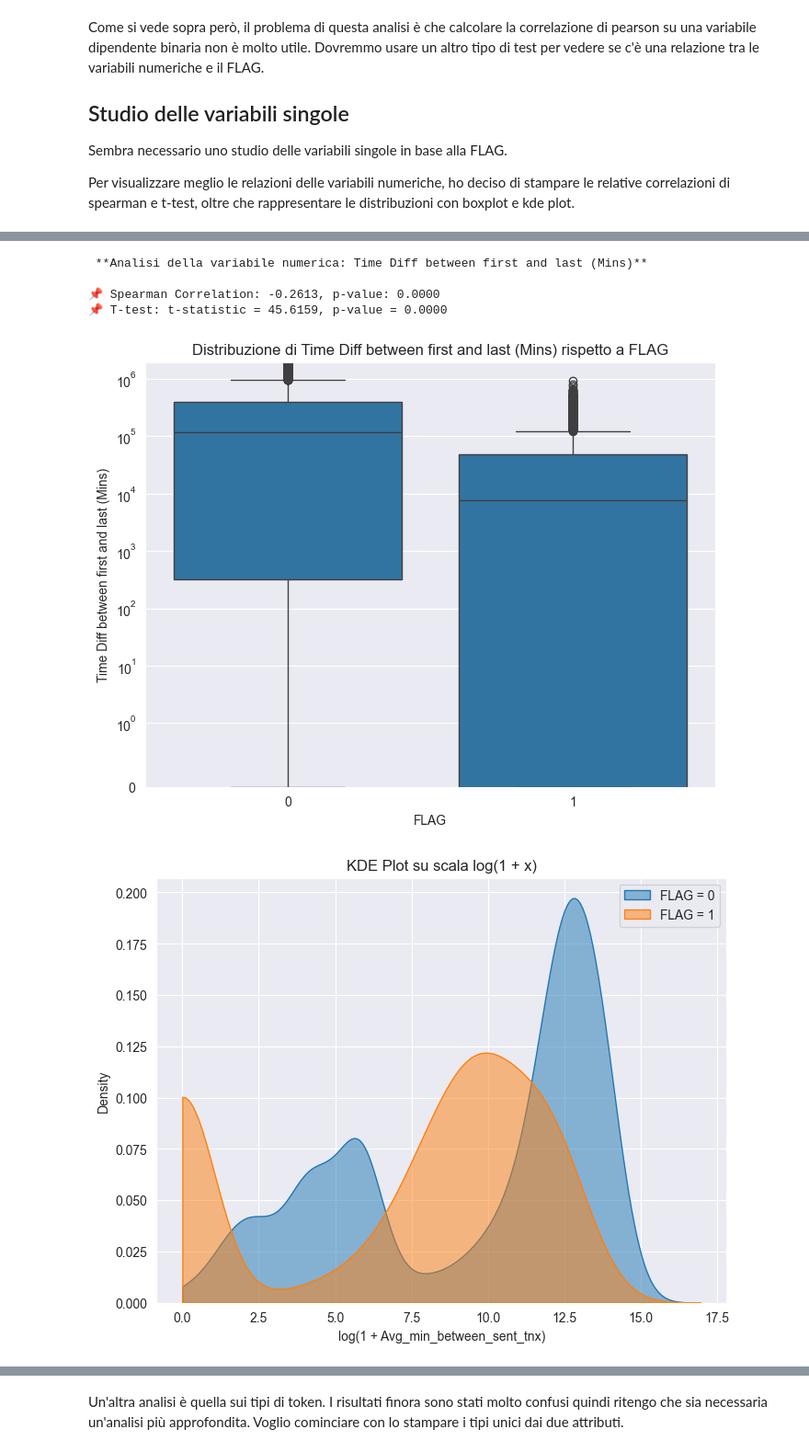
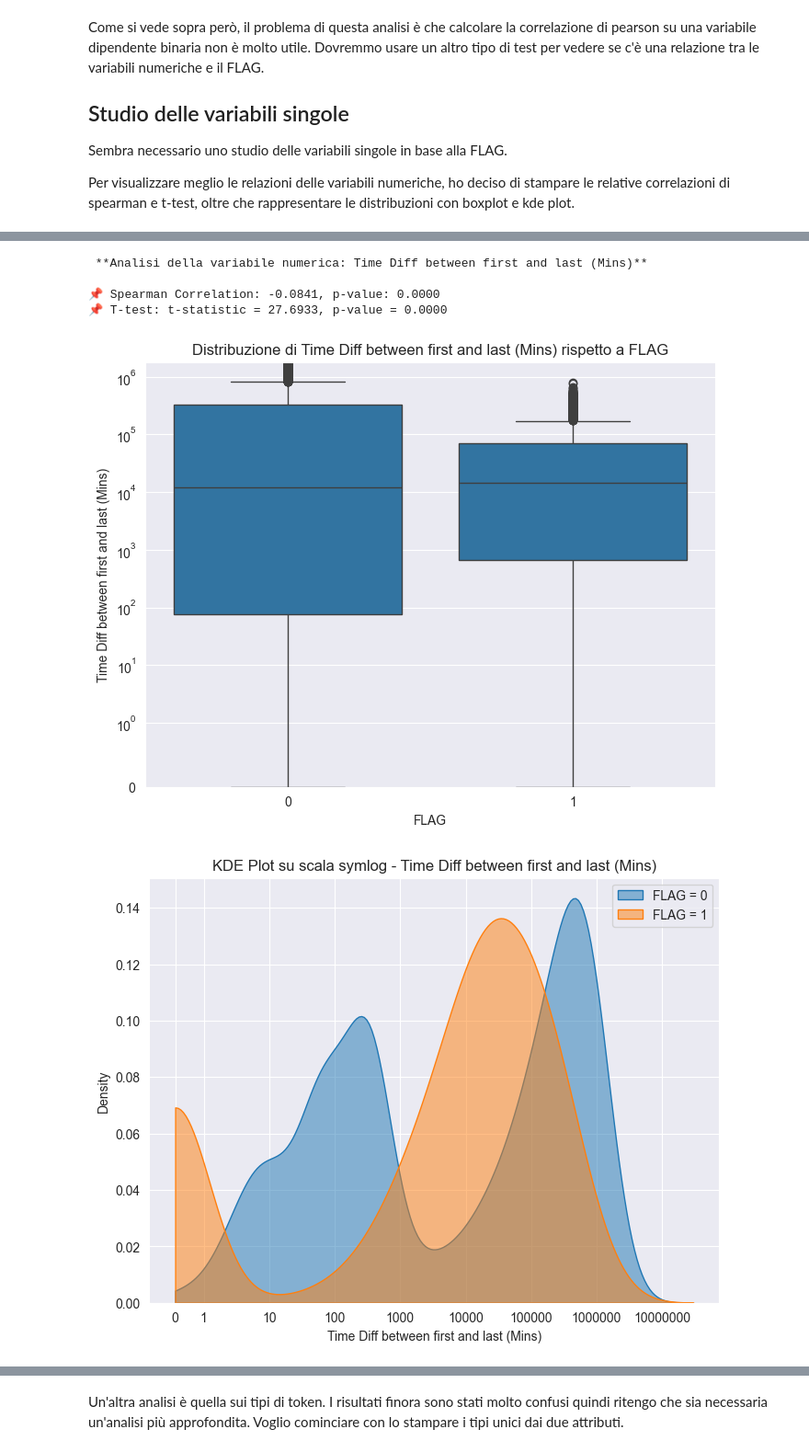
Before and after one commit to Maurino666/EthereumFraudDetection, a Jupyter notebook: Data_Preparation.ipynb, the cells around one changed output, grey strips where cells are left out. Shown at 92% size. Cells and saved outputs as stored; diff of their text form; code cells hidden in the pictures.

Commit message:
Fixed kde plots with right labels.

```diff
--- a/Data_Preparation.ipynb
+++ b/Data_Preparation.ipynb
@@ -109,12 +107,11 @@ Procederò a dare varie opzioni:
 
 Per comodità le opzioni non usate saranno commentate.
 # %%
-import re
 # Definizione delle strategie per la gestione dei valori nulli
-# Decommentare/Commentare le righe per scegliere la strategia desiderata.
+# De commentare/Commentare le righe per scegliere la strategia desiderata.
 
 ### Rimuovere le righe con valori nulli
-# df.dropna(inplace=True)
+df.dropna(inplace=True)
 
 ### Sostituire i valori nulli numerici con 0 (non includendo i valori testuali)
 # df[df.select_dtypes(include=['number']).columns] = df.select_dtypes(include=['number']).fillna(0)
@@ -135,24 +132,15 @@ import re
 #         most_frequent_value = df[col].mode()[0]  # Trova la moda
 #         df[col].fillna(most_frequent_value, inplace=True)  # Sostituisce i NaN con la moda
 
-### Sostituire i valori nulli testuali o stringhe vuote con "None" e quelli numerici con 0
+### Sostituire i valori nulli testuali con "Unknown" e quelli numerici con 0
 categorical_columns = ["ERC20 most sent token type", "ERC20_most_rec_token_type"]
 df[df.select_dtypes(include=['number']).columns] = df.select_dtypes(include=['number']).fillna(0)
 for col in categorical_columns:
     if col in df.columns:
-        # Replace NaN with "None"
-        df[col] = df[col].fillna("None")
+        df[col] = df[col].fillna("Unknown")  # Sostituisce i NaN con "Unknown"
 
-        # Replace empty strings or strings with only spaces
-        df[col] = df[col].replace(r'^\s*$', 'None', regex=True)
-
-        # Replace special invisible characters (non-printable or control characters) with "None"
-        df[col] = df[col].apply(lambda x: re.sub(r'[\x00-\x1F\x7F]', '', str(x)))  # Remove control characters
-        df[col] = df[col].replace(r'^\s*$', 'None', regex=True)  # Replace empty strings after removing control chars
 df.info()      # Mostra informazioni sulle colonne e i tipi di dati
 df.describe()  # Statistiche sulle colonne numeriche
-df.columns     # Mostra i nomi delle colonne
-df.shape       # Mostra il numero di righe e colonne
 
 df.isnull().sum()  # Conta i valori nulli per ogni colonna
 # %% [output]
@@ -298,8 +286,10 @@ Sembra necessario uno studio delle variabili singole in base alla FLAG.
 
 Per visualizzare meglio le relazioni delle variabili numeriche, ho deciso di stampare le relative correlazioni di spearman e t-test, oltre che rappresentare le distribuzioni con boxplot e kde plot.
 # %%
+from matplotlib.ticker import FuncFormatter
 import numpy as np
-from scipy.stats import spearmanr, ttest_ind
+from project_utils import symlog_transform, symlog_inverse, generate_log_ticks
+from scipy.stats import spearmanr, ttest_ind, gaussian_kde
 
 # Identificare le colonne numeriche e categoriche
 numerical_columns = df.select_dtypes(include=['number']).columns.tolist()
@@ -309,6 +299,8 @@ categorical_columns = df.select_dtypes(include=['object']).columns.tolist()
 for col in numerical_columns:
     if col != "FLAG":  # Evitiamo di calcolare la correlazione di FLAG con sé stesso
         print(f"\n **Analisi della variabile numerica: {col}**\n")
+
+        linthresh = 1
 
         # Correlazione di Spearman
         spearman_corr, spearman_p = spearmanr(df[col], df["FLAG"], nan_policy='omit')
@@ -329,23 +321,49 @@ for col in numerical_columns:
         ax = sns.boxplot(x="FLAG", y=col, data=df)
         vals = df[col].dropna()
         val_min, val_max = vals.min(), vals.max()
-        ax.set_yscale("symlog", linthresh=1)
-        ax.set_ylim(val_min, val_max)
+        ax.set_yscale("symlog", linthresh=linthresh)
+        if val_min == val_max:
+            # Per non rendere il grafico non rappresentabile quando i valori sono uguali
+            ax.set_ylim(val_min - 1, val_max + 1)
+        else:
+            ax.set_ylim(val_min, val_max)
 
         plt.title(f"Distribuzione di {col} rispetto a FLAG")
         plt.show()
 
-        group_0_log = np.log1p(group_0)  # log(1 + x)
-        group_1_log = np.log1p(group_1)
+        # Generiamo tick separatamente per negativi e positivi
+        positive_ticks = generate_log_ticks(max(linthresh, val_min), val_max)
+        negative_ticks = -generate_log_ticks(abs(val_max), min(-linthresh, val_min))
+        # Invertiamo per i negativi
+
+        # Combiniamo i tick mantenendo 0 al centro
+        tick_values_original = np.concatenate((negative_ticks, [0], positive_ticks))
+
+        # Convertiamo i valori originali nella scala symlog
+        tick_values_transformed = [symlog_transform(v, linthresh = linthresh) for v in tick_values_original]
+
+
+        # KDE Gaussiana
+        group_0_log = symlog_transform(group_0)
+        group_1_log = symlog_transform(group_1)
+
 
         # kde plot con metodo silverman
         plt.figure(figsize=(8, 6))
-        sns.kdeplot(group_0_log, label="FLAG = 0", fill=True, alpha=0.5, bw_method='silverman', clip=(0, None))
-        sns.kdeplot(group_1_log, label="FLAG = 1", fill=True, alpha=0.5, bw_method='silverman', clip=(0, None))
+
+        if val_min >= 0:
+            sns.kdeplot(group_0_log, label="FLAG = 0", fill=True, alpha=0.5, bw_method='silverman', clip=(0, None))
+            sns.kdeplot(group_1_log, label="FLAG = 1", fill=True, alpha=0.5, bw_method='silverman', clip=(0, None))
+        else:
+            sns.kdeplot(group_0_log, label="FLAG = 0", fill=True, alpha=0.5, bw_method='silverman')
+            sns.kdeplot(group_1_log, label="FLAG = 1", fill=True, alpha=0.5, bw_method='silverman')
+
+        # Impostiamo i tick tondi
+        plt.xticks(tick_values_transformed, [str(int(tick)) for tick in tick_values_original])
 
         plt.legend()
-        plt.title("KDE Plot su scala log(1 + x)")
-        plt.xlabel("log(1 + Avg_min_between_sent_tnx)")
+        plt.title(f"KDE Plot su scala symlog - {col}")
+        plt.xlabel(col)
         plt.show()
 # %% [output]
  **Analisi della variabile numerica: Avg min between sent tnx**
@@ -363,9 +381,9 @@ for col in numerical_columns:
  **Analisi della variabile numerica: Time Diff between first and last (Mins)**
 
-📌 Spearman Correlation: -0.2613, p-value: 0.0000
-📌 T-test: t-statistic = 45.6159, p-value = 0.0000
+📌 Spearman Correlation: -0.0841, p-value: 0.0000
+📌 T-test: t-statistic = 27.6933, p-value = 0.0000
-[figure, old version]
+[figure, new version]
-[figure, old version]
+[figure, new version]
  **Analisi della variabile numerica: Sent tnx**
 
 📌 Spearman Correlation: -0.3222, p-value: 0.0000
```
Also changed, not shown: parts of 8 cells of this notebook, 1 other file.
